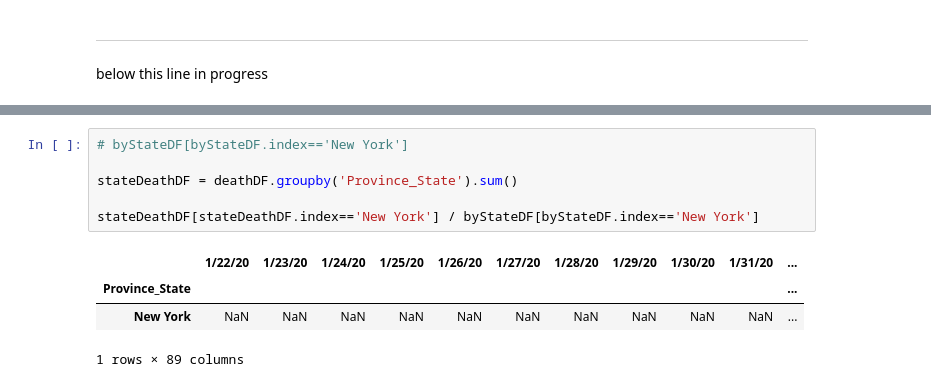
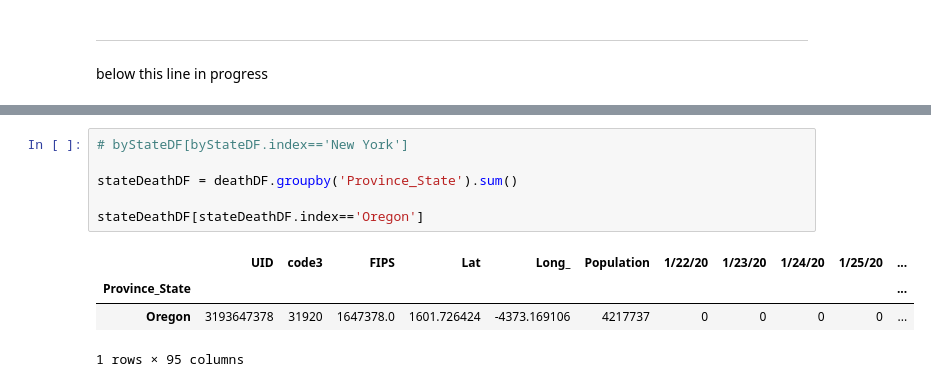
Before and after one commit to UBERCRUZER/covid19, a Jupyter notebook: notebook.ipynb, the cells around one changed output, grey strips where cells are left out. Saved outputs shown, nothing was run; the diff lists cells and outputs as text.

```diff
--- a/notebook.ipynb
+++ b/notebook.ipynb
@@ -355,11 +330,11 @@ confDF[confDF['Province_State']=='Oregon'].sort_values(by=confDF.columns[-1], as
 # %%
 # byStateDF[byStateDF.index=='New York']
 
 stateDeathDF = deathDF.groupby('Province_State').sum()
 
-stateDeathDF[stateDeathDF.index=='New York'] / byStateDF[byStateDF.index=='New York']
+stateDeathDF[stateDeathDF.index=='Oregon']
 # %% [output]
-|  | 1/22/20 | 1/23/20 | 1/24/20 | 1/25/20 | 1/26/20 | 1/27/20 | 1/28/20 | 1/29/20 | 1/30/20 | 1/31/20 | ... |
+|  | UID | code3 | FIPS | Lat | Long_ | Population | 1/22/20 | 1/23/20 | 1/24/20 | 1/25/20 | ... |
 | Province_State |  |  |  |  |  |  |  |  |  |  | ... |
-| New York | NaN | NaN | NaN | NaN | NaN | NaN | NaN | NaN | NaN | NaN | ... |
+| Oregon | 3193647378 | 31920 | 1647378.0 | 1601.726424 | -4373.169106 | 4217737 | 0 | 0 | 0 | 0 | ... |
-1 rows × 89 columns
+1 rows × 95 columns
```
Also changed, not shown: parts of 8 cells of this notebook, 1 other file.
